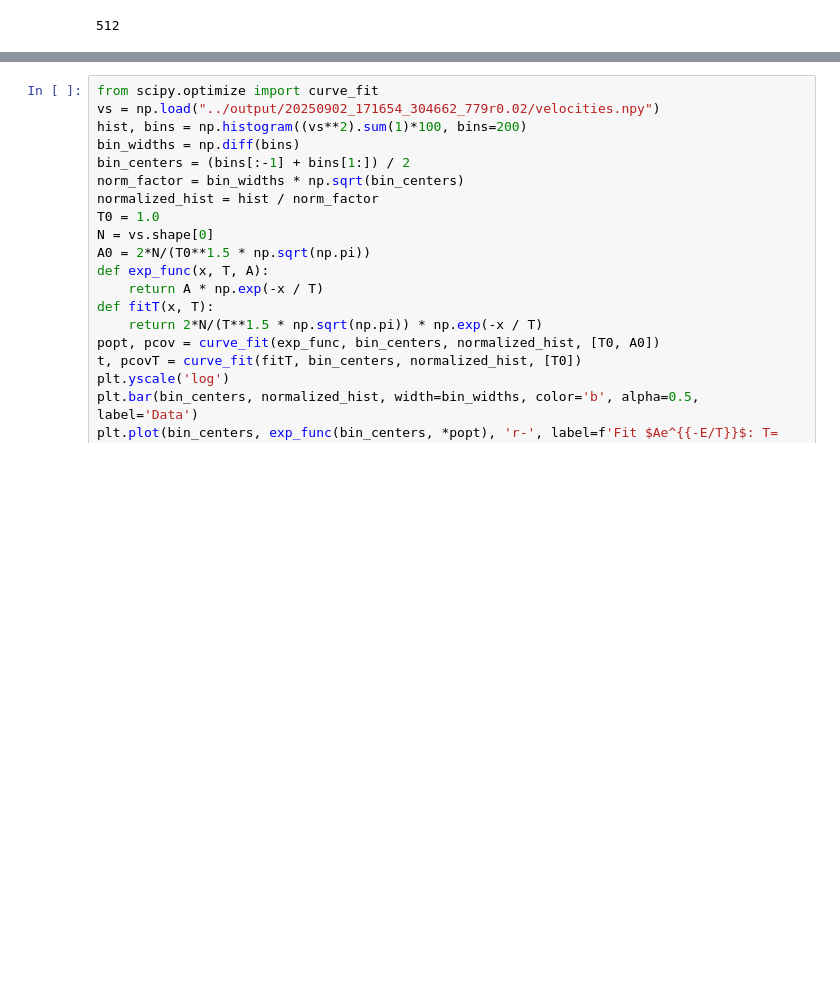
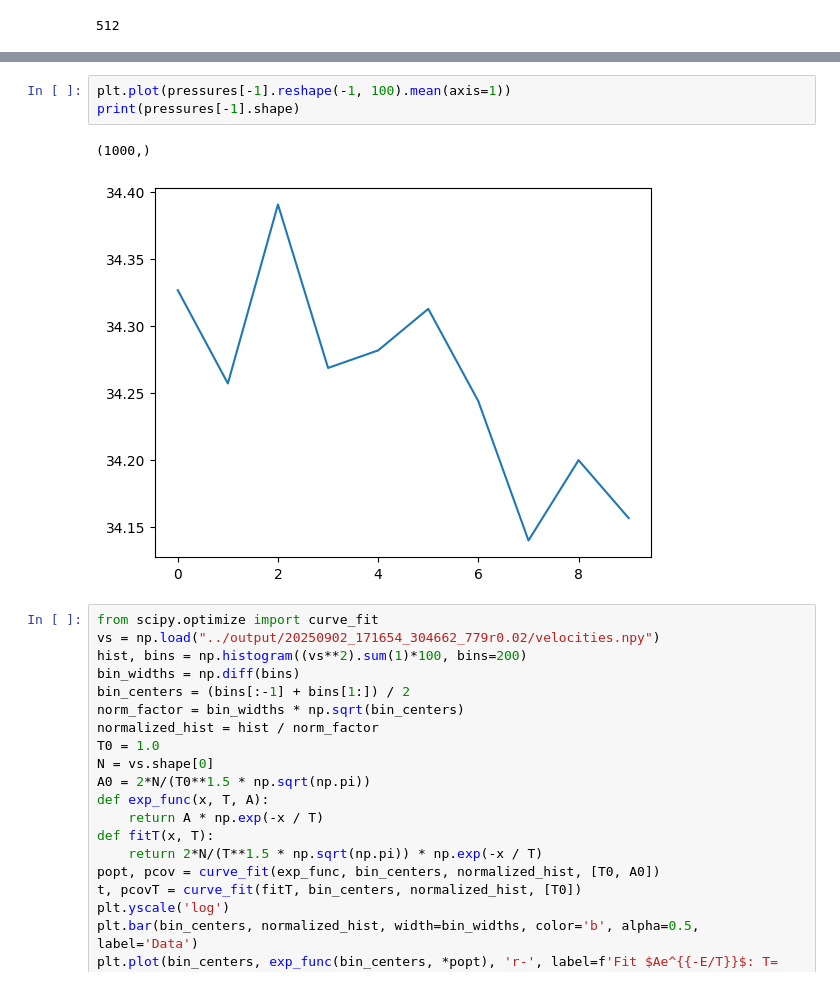
Before and after one commit to hy-iu/cu_mc, a Jupyter notebook: output/show_pressure.ipynb, the cells around one changed output, grey strips where cells are left out. Saved outputs shown, nothing was run; the diff lists cells and outputs as text; blank space fills up the shorter version.

```diff
--- a/output/show_pressure.ipynb
+++ b/output/show_pressure.ipynb
@@ -74,3 +101,9 @@ $\displaystyle p = \frac{nT}{1 - 16 n \pi r^3 / 3} - \frac{16 \pi r^3}{3} 4 \eps
+# %%
+plt.plot(pressures[-1].reshape(-1, 100).mean(axis=1))
+print(pressures[-1].shape)
+# %% [output]
+(1000,)
+[figure, added]
 # %%
 from scipy.optimize import curve_fit
 vs = np.load("../output/20250902_171654_304662_779r0.02/velocities.npy")
```
Also changed, not shown: parts of 9 cells of this notebook, 30 other files.
